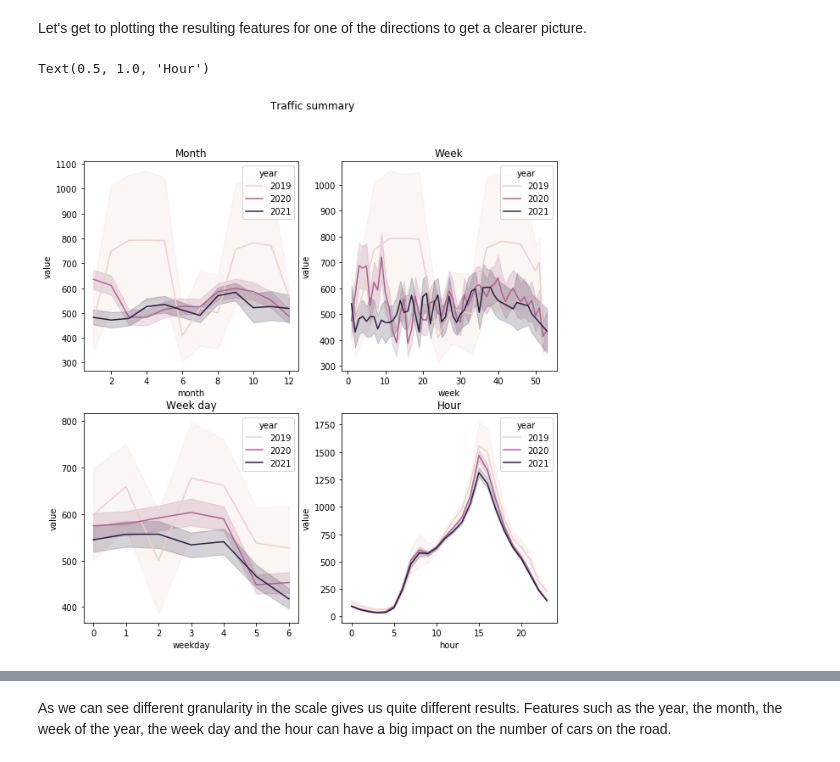
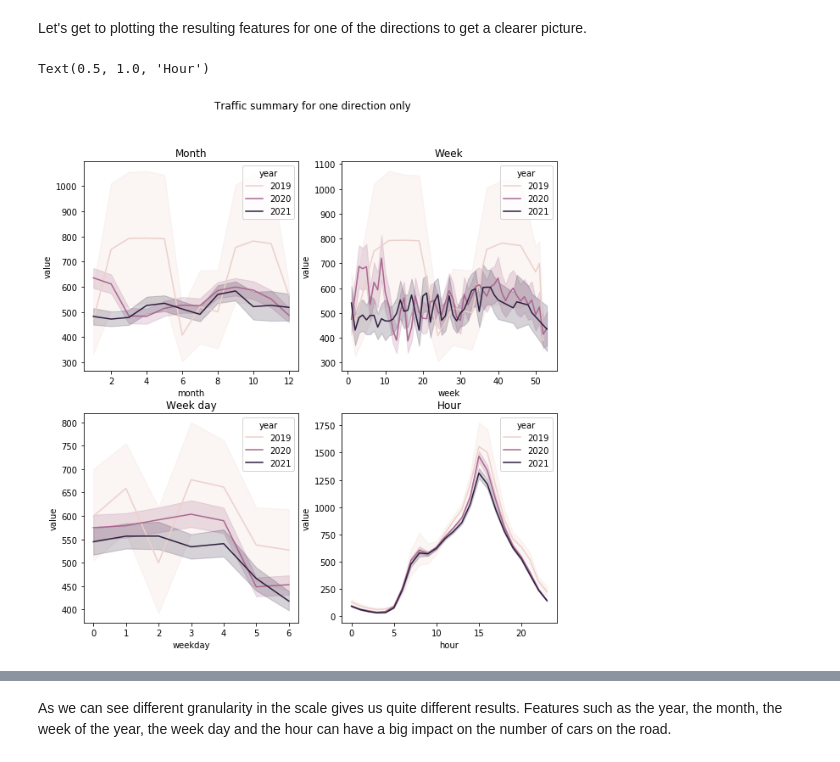
Before and after one commit to albertonietos/helsinki-traffic-prediction, a Jupyter notebook: model-building/ML_traffic_monitoring.ipynb, the cells around one changed output, grey strips where cells are left out. Saved outputs shown, nothing was run; the diff lists cells and outputs as text; code cells hidden in the pictures.

```diff
--- a/model-building/ML_traffic_monitoring.ipynb
+++ b/model-building/ML_traffic_monitoring.ipynb
@@ -141,19 +130,19 @@ Let's get to plotting the resulting features for one of the directions to get a
 one_direction = data[data['direction']==1]
 # %%
 fig, axes = plt.subplots(2, 2, figsize=(10, 10), sharey=False)
-fig.suptitle('Traffic summary')
+fig.suptitle('Traffic summary for one direction only')
 
 sns.lineplot(ax=axes[0,0], x='month',y='value',hue='year',data=one_direction)
 axes[0,0].set_title('Month')
 
 sns.lineplot(ax=axes[0,1], x='week',y='value',hue='year',data=one_direction)
 axes[0,1].set_title('Week')
 
 sns.lineplot(ax=axes[1,0], x='weekday',y='value',hue='year',data=one_direction)
 axes[1,0].set_title('Week day')
 
 sns.lineplot(ax=axes[1,1], x='hour',y='value',hue='year',data=one_direction)
 axes[1,1].set_title('Hour')
 # %% [output]
 Text(0.5, 1.0, 'Hour')
-[figure, old version]
+[figure, new version]
```
Also changed, not shown: parts of 9 cells of this notebook.
